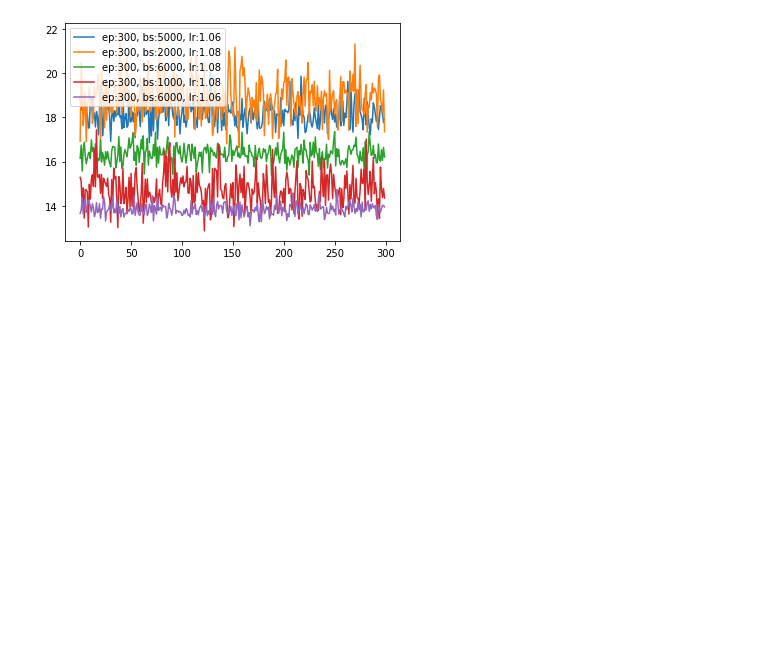
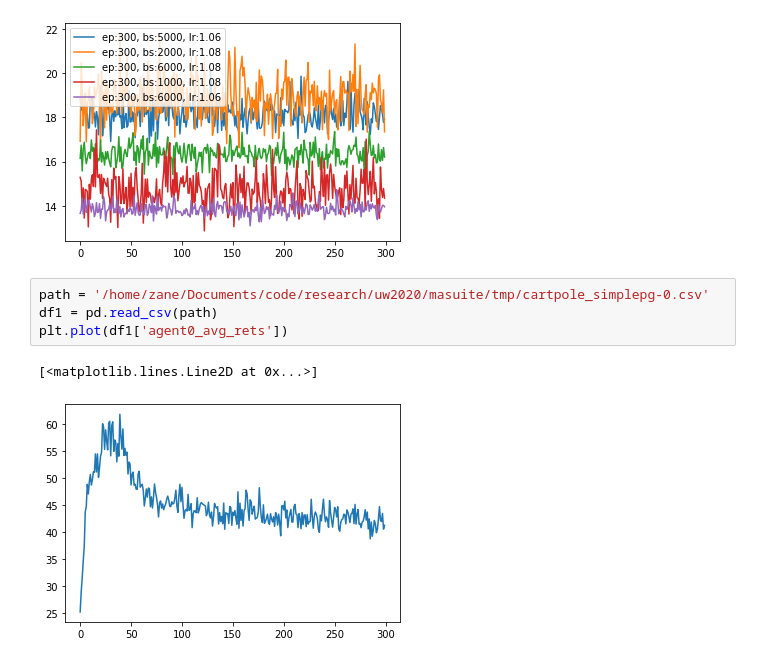
Before and after one commit to bchasnov/masuite, a Jupyter notebook: notebooks/plotting_tests.ipynb, the cells around one changed output. Drawn from its saved outputs; the diff is of its cells as text; blank space fills up the shorter version.

```diff
--- a/notebooks/plotting_tests.ipynb
+++ b/notebooks/plotting_tests.ipynb
@@ -67,3 +67,10 @@ cartpole_simplepg-0_epochs300_batch_size1000_lr1e-08_.csv
 cartpole_simplepg-0_epochs300_batch_size6000_lr1e-06_.csv
 <matplotlib.legend.Legend at 0x...>
 [figure]
+# %%
+path = '/home/zane/Documents/code/research/uw2020/masuite/tmp/cartpole_simplepg-0.csv'
+df1 = pd.read_csv(path)
+plt.plot(df1['agent0_avg_rets'])
+# %% [output]
+[<matplotlib.lines.Line2D at 0x...>]
+[figure, added]
```
Also changed, not shown: 10 other files.
